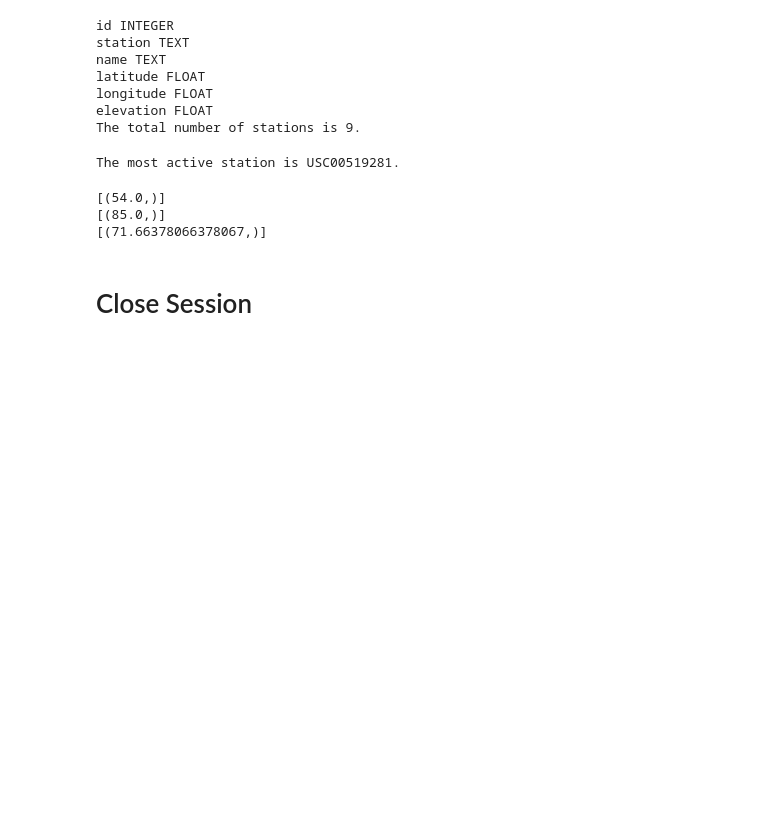
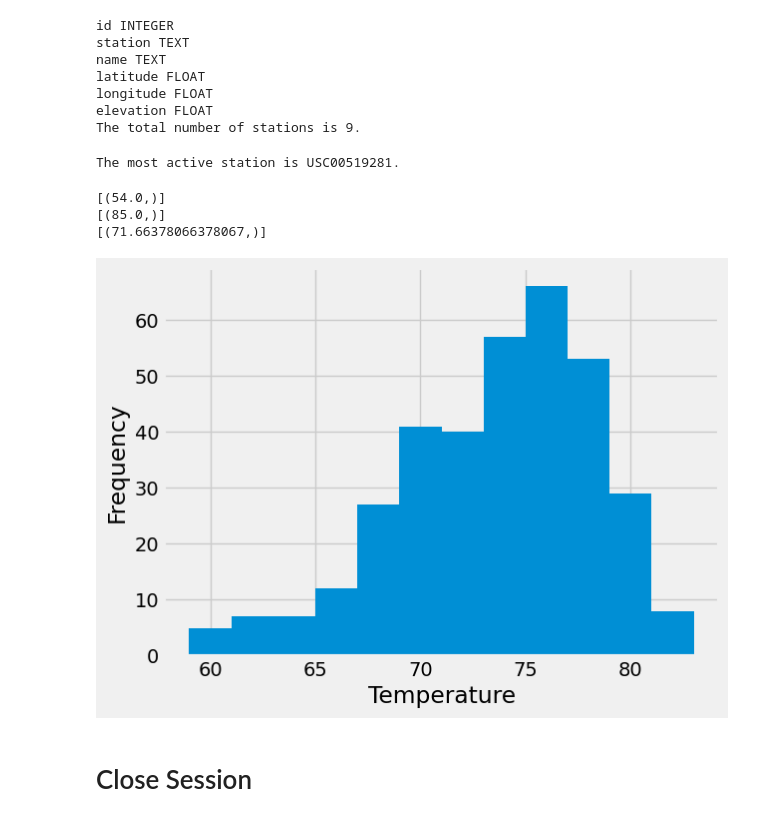
Before and after one commit to dmropp/sqlalchemy-challenge, a Jupyter notebook: HawaiianVacation/climate_main.ipynb, the cells around one changed output. Saved outputs shown, nothing was run; the diff lists cells and outputs as text; code cells hidden in the pictures; blank space fills up the shorter version.

```diff
--- a/HawaiianVacation/climate_main.ipynb
+++ b/HawaiianVacation/climate_main.ipynb
@@ -202,6 +202,19 @@ print(avg_temp)
 # %%
 # Using the most active station id
 # Query the last 12 months of temperature observation data for this station and plot the results as a histogram
+
+twelve_months_temp = session.query(Measurement.tobs).\
+    filter(Measurement.station == most_active_station).\
+    filter(Measurement.date >= prior_year).all()\
+
+twelve_months_temp_array = np.array(twelve_months_temp)
+
+plt.hist(twelve_months_temp_array, bins=12)
+plt.xlabel("Temperature")
+plt.ylabel("Frequency")
+plt.show()
+# %% [output]
+[figure, added]
 # %% [markdown]
 # Close Session
 # %%
```
